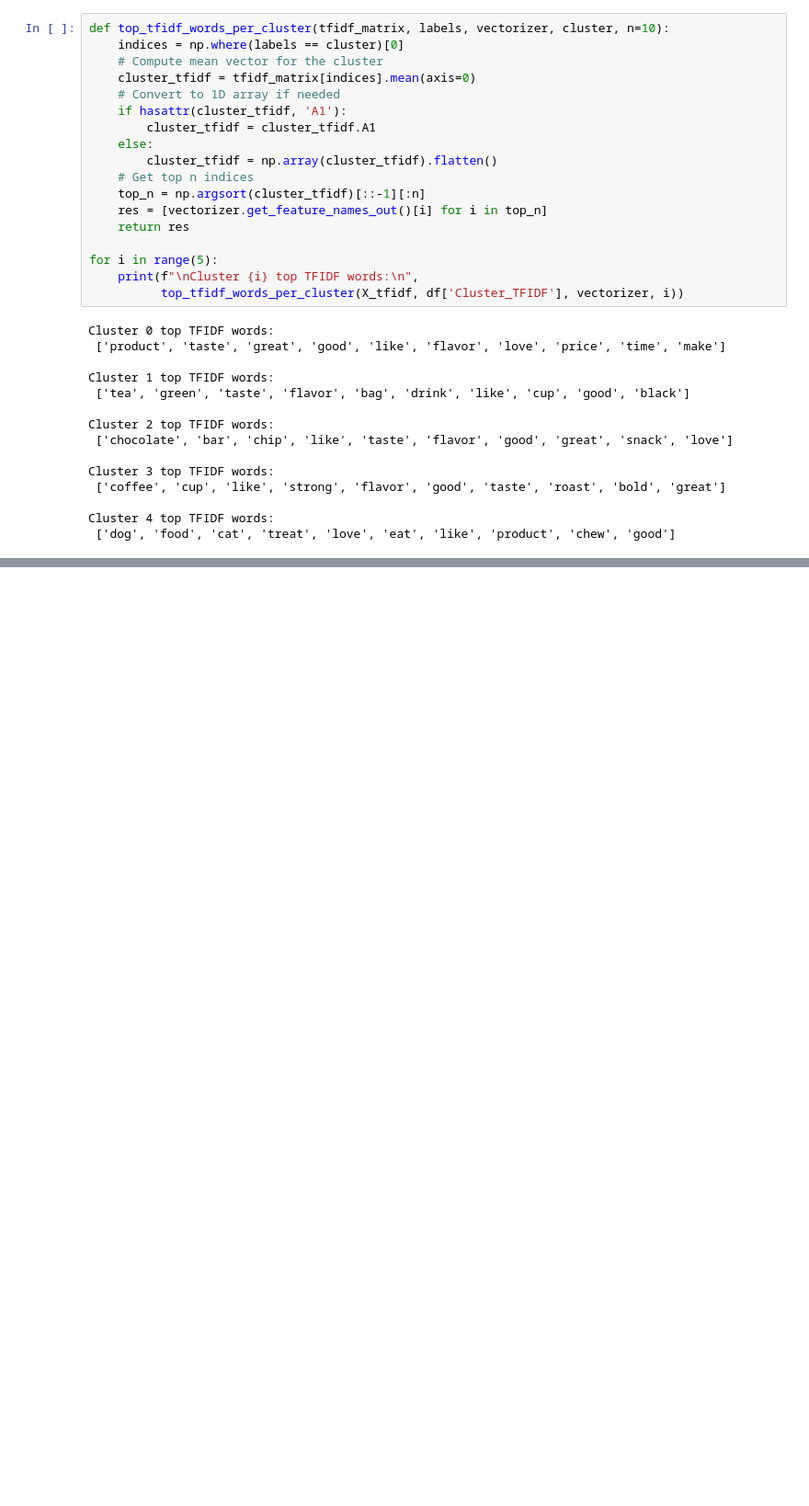
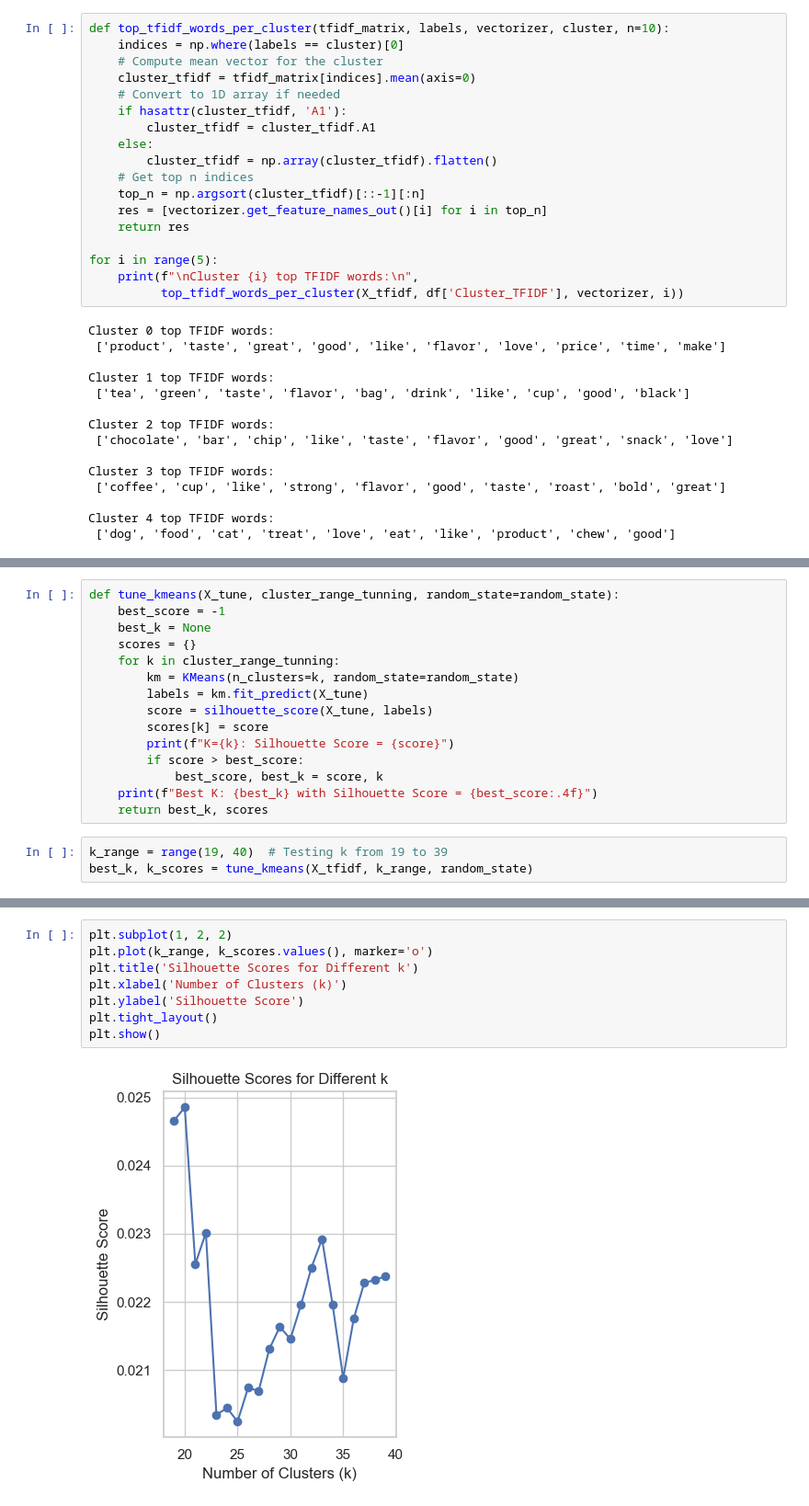
Before and after one commit to devmarkpro/amazon-fine-food-reviews-nlp-clustering, a Jupyter notebook: main.ipynb, the cells around one changed output, grey strips where cells are left out. Shown at 92% size. Saved outputs shown, nothing was run; the diff lists cells and outputs as text; blank space fills up the shorter version.

Commit message:
add hyperparameter tunning

```diff
--- a/main.ipynb
+++ b/main.ipynb
@@ -509,0 +529,18 @@ Cluster 4 top TFIDF words:
+# %%
+def tune_kmeans(X_tune, cluster_range_tunning, random_state=random_state):
+    best_score = -1
+    best_k = None
+    scores = {}
+    for k in cluster_range_tunning:
+        km = KMeans(n_clusters=k, random_state=random_state)
+        labels = km.fit_predict(X_tune)
+        score = silhouette_score(X_tune, labels)
+        scores[k] = score
+        print(f"K={k}: Silhouette Score = {score}")
+        if score > best_score:
+            best_score, best_k = score, k
+    print(f"Best K: {best_k} with Silhouette Score = {best_score:.4f}")
+    return best_k, scores
+# %%
+k_range = range(19, 40)  # Testing k from 19 to 39
+best_k, k_scores = tune_kmeans(X_tfidf, k_range, random_state)
@@ -509,0 +576,10 @@ Cluster 4 top TFIDF words:
+# %%
+plt.subplot(1, 2, 2)
+plt.plot(k_range, k_scores.values(), marker='o')
+plt.title('Silhouette Scores for Different k')
+plt.xlabel('Number of Clusters (k)')
+plt.ylabel('Silhouette Score')
+plt.tight_layout()
+plt.show()
+# %% [output]
+[figure, added]
```
Also changed, not shown: parts of 18 cells of this notebook.
